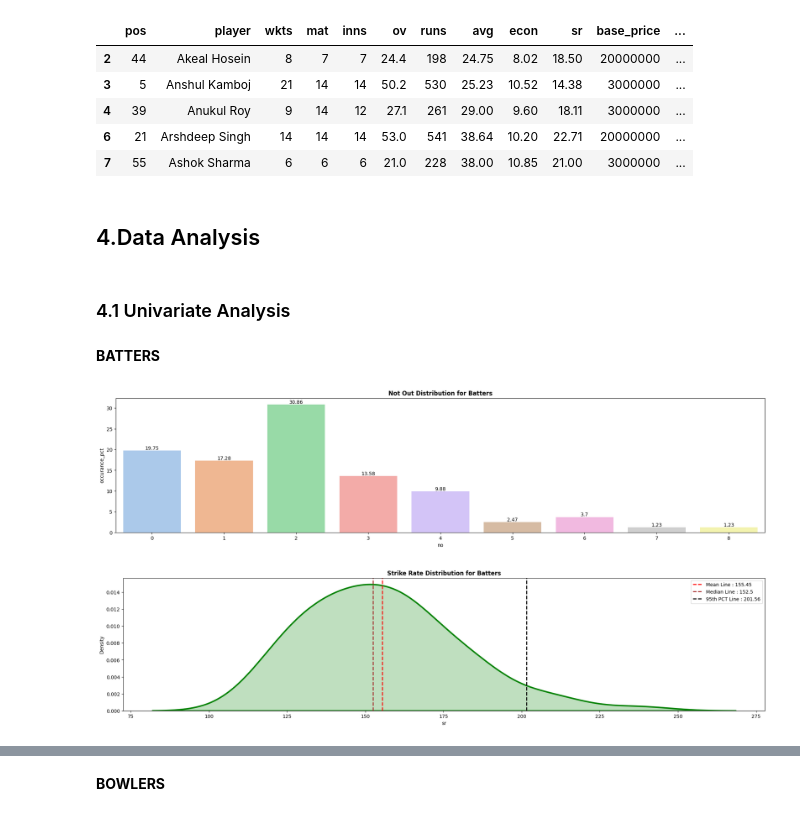
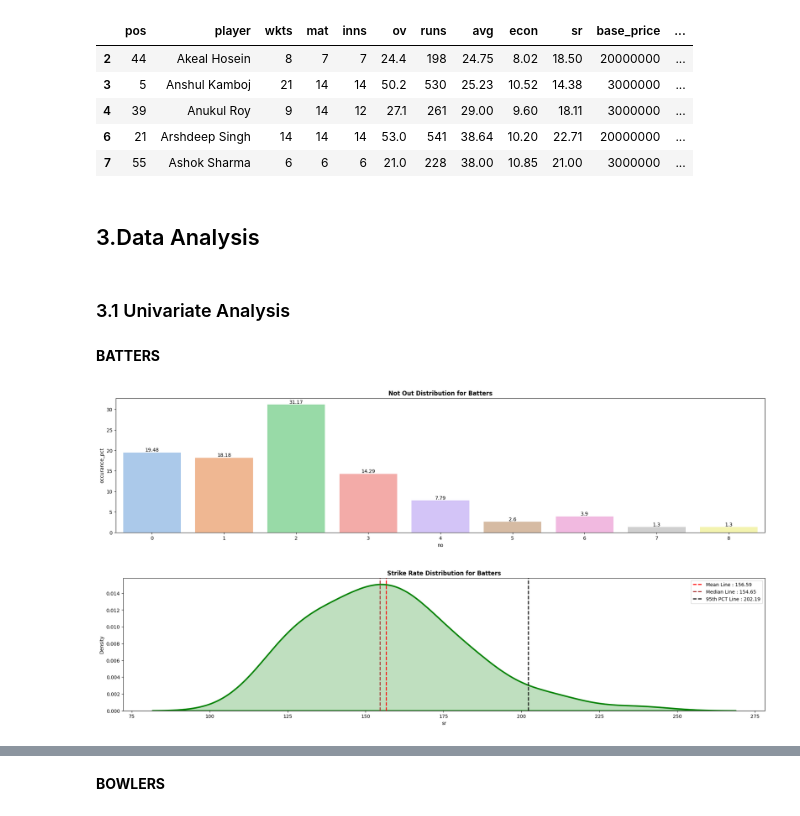
Before and after one commit to IamRaNo/InsightForge, a Jupyter notebook: Are Prices Justified - IPL 2026/_jupyter_notebooks/price_justification_analysis.ipynb, the cells around one changed output, grey strips where cells are left out. Saved outputs shown, nothing was run; the diff lists cells and outputs as text; code cells hidden in the pictures.

```diff
--- a/Are Prices Justified - IPL 2026/_jupyter_notebooks/price_justification_analysis.ipynb
+++ b/Are Prices Justified - IPL 2026/_jupyter_notebooks/price_justification_analysis.ipynb
@@ -56,41 +61,39 @@ bowlers.head()
 | 6 | 21 | Arshdeep Singh | 14 | 14 | 14 | 53.0 | 541 | 38.64 | 10.20 | 22.71 | 20000000 | ... |
 | 7 | 55 | Ashok Sharma | 6 | 6 | 6 | 21.0 | 228 | 38.00 | 10.85 | 21.00 | 3000000 | ... |
 # %% [markdown]
-## 4.Data Analysis
+## 3.Data Analysis
 # %% [markdown]
-### 4.1 Univariate Analysis
+### 3.1 Univariate Analysis
 # %% [markdown]
 **BATTERS**
 # %%
-no_dist = batters['no'].value_counts(normalize=True).mul(100).reset_index(name = 'occurance_pct').round(2)
-
+no_dist = only_batters['no'].value_counts(normalize=True).mul(100).reset_index(name='occurance_pct').round(2)
 
 plt.figure(figsize=(24,5))
-ax = sns.barplot(y = 'occurance_pct',x= 'no',data = no_dist,palette='pastel')
-for conatiner in ax.containers:
-    ax.bar_label(container=conatiner)
-plt.title("Not Out Distribution for Batters",weight = 'bold')
+ax = sns.barplot(y='occurance_pct',x='no',data=no_dist,palette='pastel')
+for container in ax.containers:
+    ax.bar_label(container=container)
+plt.title("Not Out Distribution for Batters",weight='bold')
 plt.show()
 # %% [output]
-[figure, old version]
+[figure, new version]
 # %%
 plt.figure(figsize=(24,5))
-sns.kdeplot(x ='sr',
-            data = batters,
-            linewidth = 3,
+sns.kdeplot(x='sr',
+            data=only_batters,
+            linewidth=3,
             fill=True,
             color='green',
             )
-plt.axvline(batters['sr'].mean(),color = 'red',linestyle = '--',linewidth = 2,label = f"Mean Line : {batters['sr'].mean().round(2)}")
-plt.axvline(batters['sr'].median(),color = 'brown',linestyle = '--',linewidth = 2,label = f"Median Line : {batters['sr'].median().round(2)}")
-plt.axvline(batters['sr'].quantile(.95),color = 'black',linestyle = '--',linewidth = 2,label = f"95th PCT Line : {batters['sr'].quantile(.95).round(2)}")
+plt.axvline(only_batters['sr'].mean(),color='red',linestyle='--',linewidth=2,label=f"Mean Line : {only_batters['sr'].mean().round(2)}")
+plt.axvline(only_batters['sr'].median(),color='brown',linestyle='--',linewidth=2,label=f"Median Line : {round(only_batters['sr'].median(),2)}")
+plt.axvline(only_batters['sr'].quantile(.95),color='black',linestyle='--',linewidth=2,label=f"95th PCT Line : {only_batters['sr'].quantile(.95).round(2)}")
 
-
-plt.title("Strike Rate Distribution for Batters",weight = 'bold')
+plt.title("Strike Rate Distribution for Batters",weight='bold')
 plt.grid(False)
 plt.legend()
 plt.show()
 # %% [output]
-[figure, old version]
+[figure, new version]
 # %%
 plt.figure(figsize=(24,5))
```
Also changed, not shown: parts of 43 cells of this notebook.
